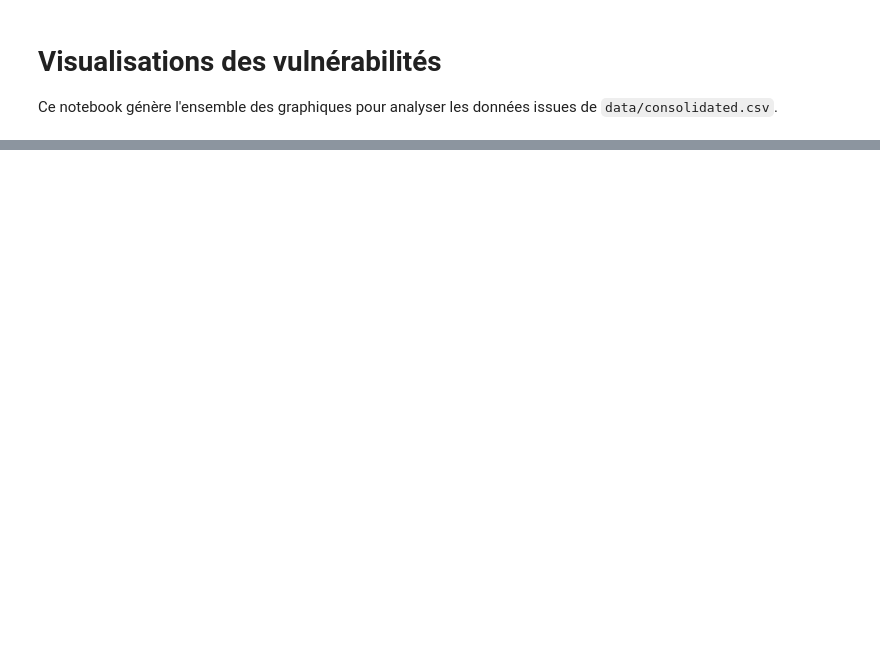
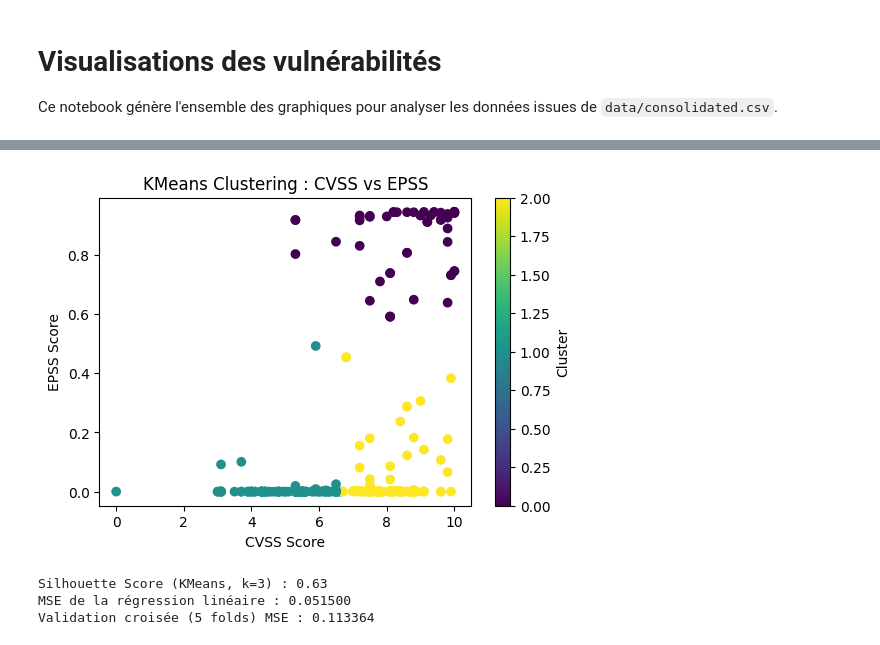
Before and after one commit to totolezozo/Project-Mastercamp, a Jupyter notebook: notebooks/visualizations.ipynb, the cells around one changed output, grey strips where cells are left out. Cells and saved outputs as stored; diff of their text form; code cells hidden in the pictures; blank space fills up the shorter version.

Commit message:
Update visualizations.ipynb
ajout du ML + début de l'envoie du mail

```diff
--- a/notebooks/visualizations.ipynb
+++ b/notebooks/visualizations.ipynb
@@ -6,7 +6,7 @@ import pandas as pd
 import matplotlib.pyplot as plt
 
 # Chargement et prétraitement
-df = pd.read_csv('data\consolidated.csv', sep=',')
+df = pd.read_csv('C:\\Users\\ferac\\Documents\\GitHub\\Project-Mastercamp\\data\\consolidated.csv', sep=',')
 df['cvss_score'] = pd.to_numeric(df['cvss_score'], errors='coerce')
 df['epss_score'] = pd.to_numeric(df['epss_score'], errors='coerce')
 df['date_pub'] = pd.to_datetime(df['date_pub'], errors='coerce')
@@ -118,0 +136,69 @@ plt.show()
+# %%
+from sklearn.cluster import KMeans
+from sklearn.preprocessing import StandardScaler, LabelEncoder
+from sklearn.model_selection import train_test_split, cross_val_score
+from sklearn.linear_model import LinearRegression
+from sklearn.metrics import mean_squared_error, silhouette_score
+import numpy as np
+
+# ========================== Non supervisé : KMeans ==========================
+# Données pour clustering : CVSS + EPSS
+df_cluster = df[['cvss_score', 'epss_score']].dropna()
+
+# Normalisation
+scaler = StandardScaler()
+X_scaled = scaler.fit_transform(df_cluster)
+
+# KMeans clustering (3 clusters arbitrairement)
+kmeans = KMeans(n_clusters=3, random_state=42, n_init=10)
+clusters = kmeans.fit_predict(X_scaled)
+
+df_cluster['cluster'] = clusters
+
+# Affichage des clusters
+plt.figure(figsize=(6,4))
+plt.scatter(df_cluster['cvss_score'], df_cluster['epss_score'], c=df_cluster['cluster'], cmap='viridis')
+plt.title('KMeans Clustering : CVSS vs EPSS')
+plt.xlabel('CVSS Score')
+plt.ylabel('EPSS Score')
+plt.colorbar(label='Cluster')
+plt.show()
+
+# Validation du clustering : Silhouette Score
+score = silhouette_score(X_scaled, clusters)
+print(f"Silhouette Score (KMeans, k=3) : {score:.2f}")
+
+# ========================== Supervisé : Régression Linéaire ==========================
+# Encodage de base_severity et cwe_id
+df_supervised = df[['cvss_score', 'base_severity', 'cwe_id', 'epss_score']].dropna()
+
+le_severity = LabelEncoder()
+le_cwe = LabelEncoder()
+
+df_supervised['base_severity_encoded'] = le_severity.fit_transform(df_supervised['base_severity'])
+df_supervised['cwe_id_encoded'] = le_cwe.fit_transform(df_supervised['cwe_id'])
+
+# Features et cible
+X = df_supervised[['cvss_score', 'base_severity_encoded', 'cwe_id_encoded']]
+y = df_supervised['epss_score']
+
+# Train-test split
+X_train, X_test, y_train, y_test = train_test_split(X, y, test_size=0.2, random_state=42)
+
+# Modèle de régression linéaire
+model = LinearRegression()
+model.fit(X_train, y_train)
+
+# Prédictions et validation
+y_pred = model.predict(X_test)
+mse = mean_squared_error(y_test, y_pred)
+print(f"MSE de la régression linéaire : {mse:.6f}")
+
+# Validation croisée
+cv_scores = cross_val_score(model, X, y, cv=5, scoring='neg_mean_squared_error')
+print(f"Validation croisée (5 folds) MSE : {abs(cv_scores.mean()):.6f}")
+# %% [output]
+[figure, added]
+Silhouette Score (KMeans, k=3) : 0.63
+MSE de la régression linéaire : 0.051500
+Validation croisée (5 folds) MSE : 0.113364
```
Also changed, not shown: parts of 5 cells of this notebook.
